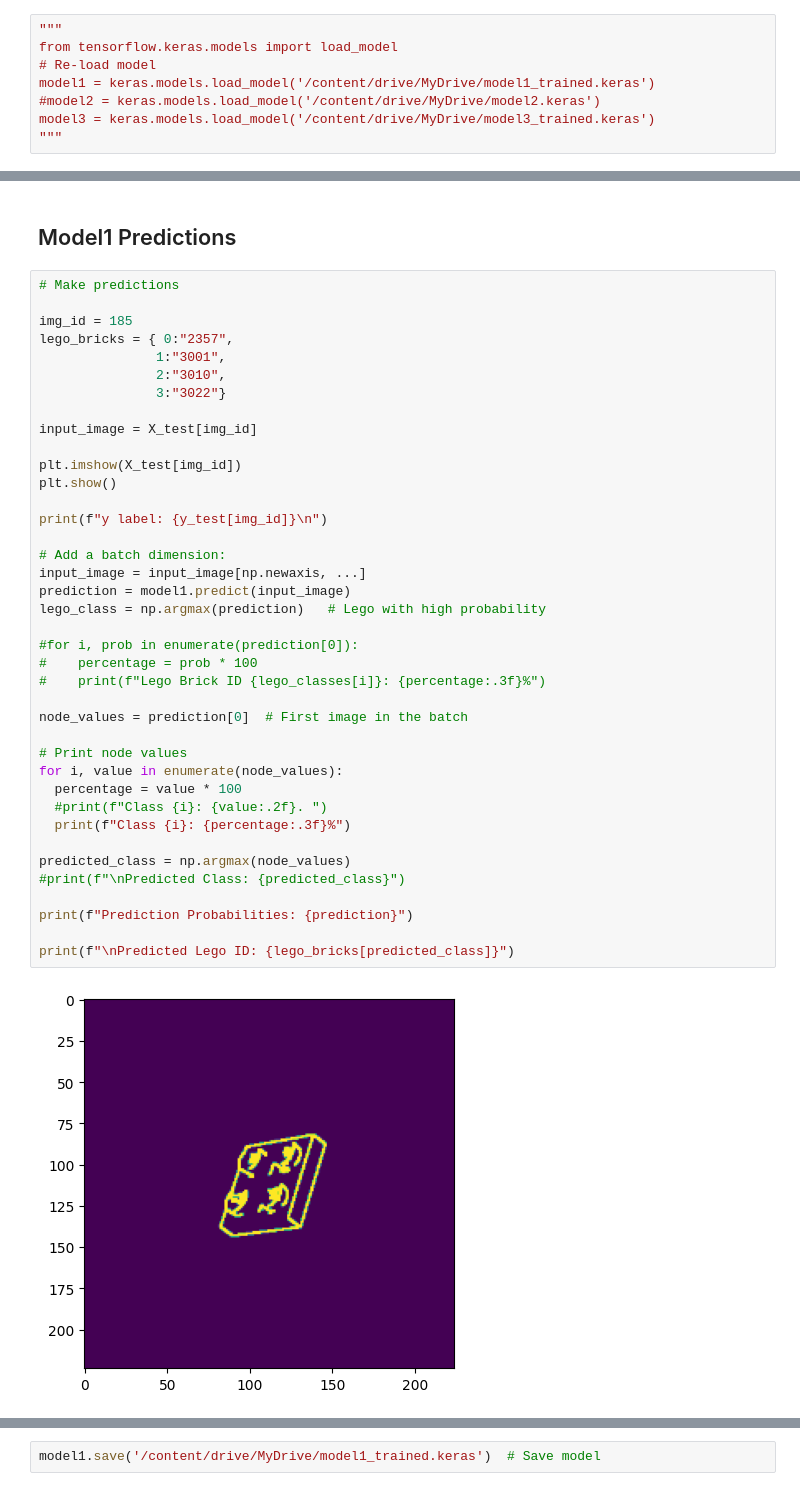
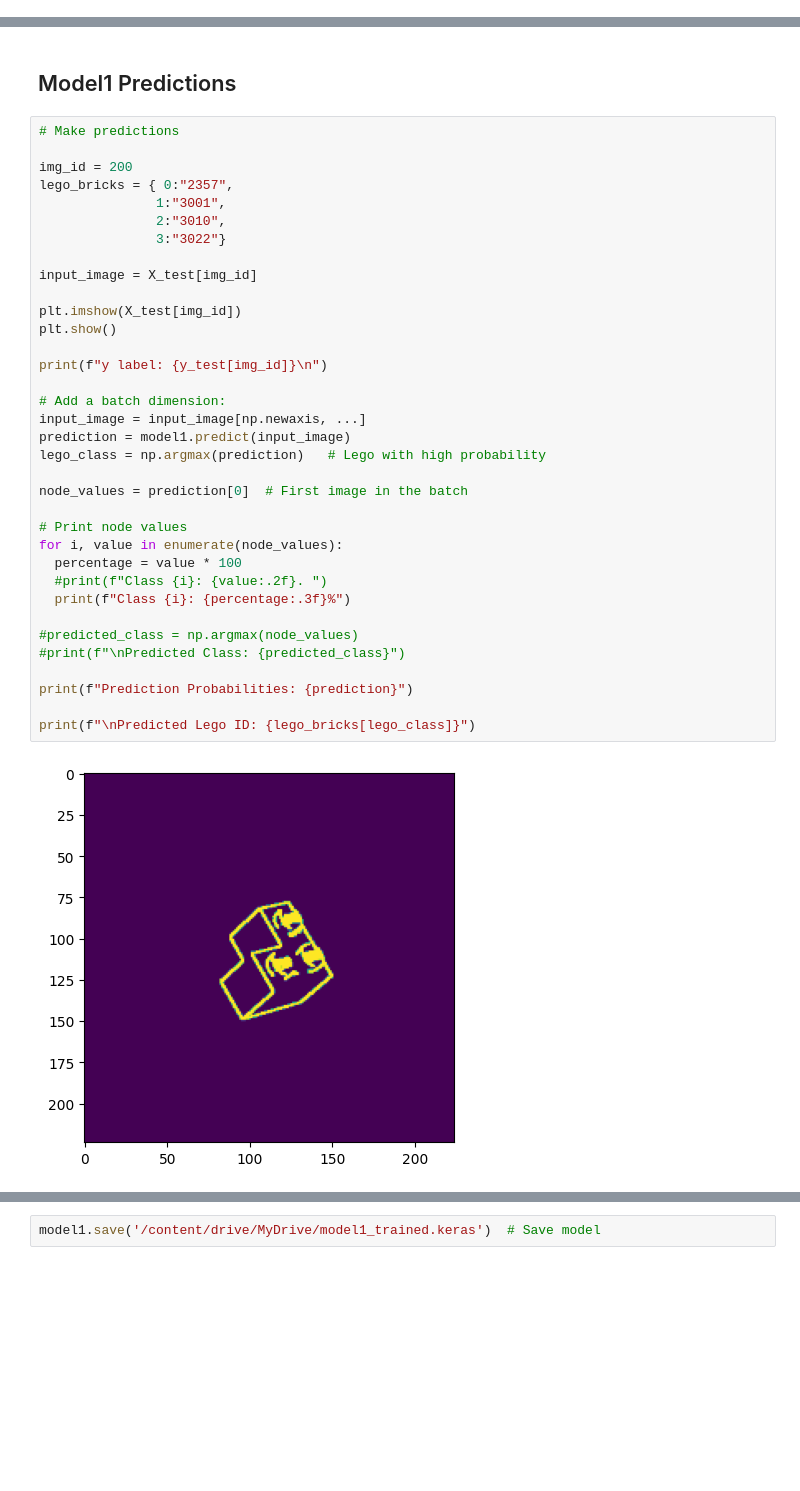
Before and after one commit to maadhuvijay/Project3-Lego-Classifier, a Jupyter notebook: Lego_classifier_new.ipynb, the cells around one changed output, grey strips where cells are left out. Saved outputs shown, nothing was run; the diff lists cells and outputs as text; blank space fills up the shorter version.

Commit message:
Updated the gradio image processing code for minor issues

```diff
--- a/Lego_classifier_new.ipynb
+++ b/Lego_classifier_new.ipynb
@@ -113,11 +111,3 @@ Drive already mounted at /content/drive; to attempt to forcibly remount, call dr
-# %%
-"""
-from tensorflow.keras.models import load_model
-# Re-load model
-model1 = keras.models.load_model('/content/drive/MyDrive/model1_trained.keras')
-#model2 = keras.models.load_model('/content/drive/MyDrive/model2.keras')
-model3 = keras.models.load_model('/content/drive/MyDrive/model3_trained.keras')
-"""
 # %% [markdown]
 ## Data visualization
 # %%
@@ -647,41 +621,37 @@ Test Loss: 0.0565
 # %%
 # Make predictions
 
-img_id = 185
+img_id = 200
 lego_bricks = { 0:"2357",
                1:"3001",
                2:"3010",
                3:"3022"}
 
 input_image = X_test[img_id]
 
 plt.imshow(X_test[img_id])
 plt.show()
 
 print(f"y label: {y_test[img_id]}\n")
 
 # Add a batch dimension:
 input_image = input_image[np.newaxis, ...]
 prediction = model1.predict(input_image)
 lego_class = np.argmax(prediction)   # Lego with high probability
 
-#for i, prob in enumerate(prediction[0]):
-#    percentage = prob * 100
-#    print(f"Lego Brick ID {lego_classes[i]}: {percentage:.3f}%")
-
 node_values = prediction[0]  # First image in the batch
 
 # Print node values
 for i, value in enumerate(node_values):
   percentage = value * 100
   #print(f"Class {i}: {value:.2f}. ")
   print(f"Class {i}: {percentage:.3f}%")
 
-predicted_class = np.argmax(node_values)
+#predicted_class = np.argmax(node_values)
 #print(f"\nPredicted Class: {predicted_class}")
 
 print(f"Prediction Probabilities: {prediction}")
 
-print(f"\nPredicted Lego ID: {lego_bricks[predicted_class]}")
+print(f"\nPredicted Lego ID: {lego_bricks[lego_class]}")
 # %% [output]
-[figure, old version]
+[figure, new version]
```
Also changed, not shown: parts of 30 cells of this notebook.
